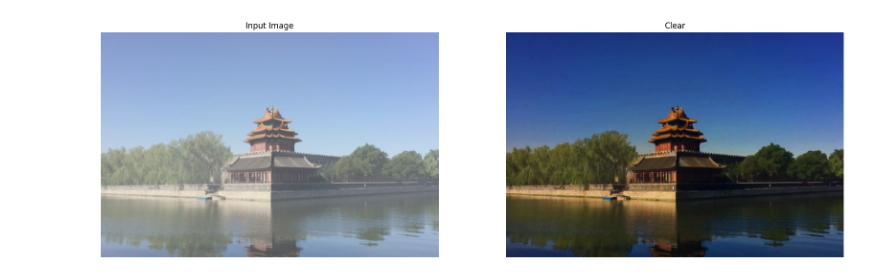
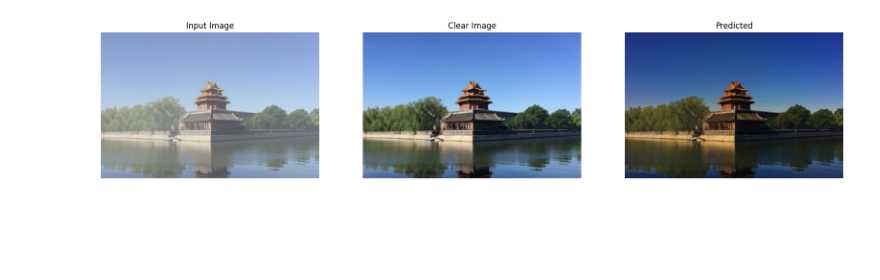
Before and after one commit to maldonadoq/morphological, a Jupyter notebook: main.ipynb, the cells around one changed output. Saved outputs shown, nothing was run; the diff lists cells and outputs as text; code cells hidden in the pictures; blank space fills up the shorter version.

Commit message:
plot images

```diff
--- a/main.ipynb
+++ b/main.ipynb
@@ -25,30 +25,39 @@ def dehazeMorphological(I, s1, s2, g):
 
     return J
 # %%
-image = cv.imread('./images/haze.jpg')
-image = cv.cvtColor(image, cv.COLOR_BGR2RGB)
-image = cv.resize(image, (600, 400))
-image = image / 255
+truth = cv.imread('./images/clear.jpg')
+truth = cv.cvtColor(truth, cv.COLOR_BGR2RGB)
+truth = cv.resize(truth, (600, 400))
+
+haze = cv.imread('./images/haze.jpg')
+haze = cv.cvtColor(haze, cv.COLOR_BGR2RGB)
+haze = cv.resize(haze, (600, 400))
+haze = haze / 255
 
 s1, s2, g = 15, 42, 37
-clear = dehazeMorphological(image, s1, s2, g)
+clear = dehazeMorphological(haze, s1, s2, g)
 # %%
 fig = plt.figure(figsize=(20, 7))
 rows = 1
-columns = 2
+columns = 3
 
 fig.add_subplot(rows, columns, 1)
-plt.imshow(image, cmap='gray')
+plt.imshow(haze, cmap='gray')
 plt.axis('off')
 plt.title("Input Image")
 
 
 fig.add_subplot(rows, columns, 2)
+plt.imshow(truth)
+plt.axis('off')
+plt.title("Clear Image")
+
+fig.add_subplot(rows, columns, 3)
 plt.imshow(clear)
 plt.axis('off')
-plt.title("Clear")
+plt.title("Predicted")
 
 
 plt.show()
 # %% [output]
-[figure, old version]
+[figure, new version]
```
